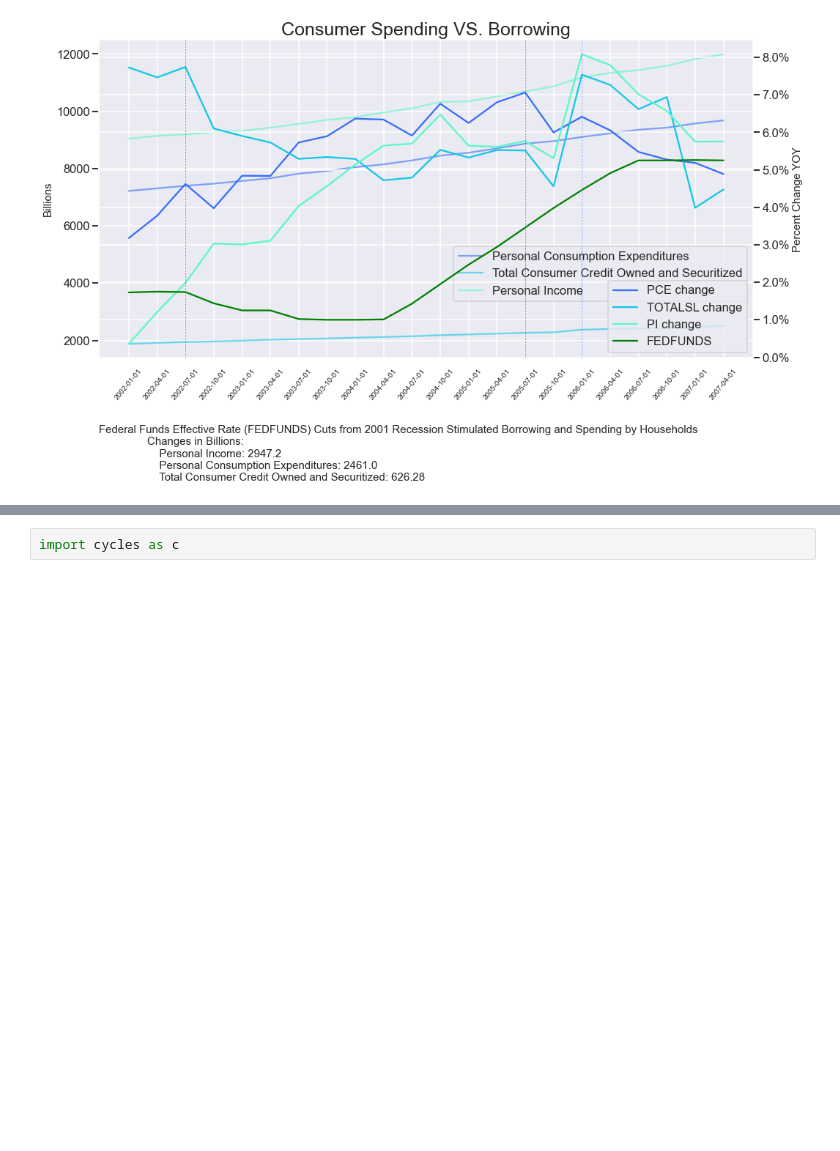
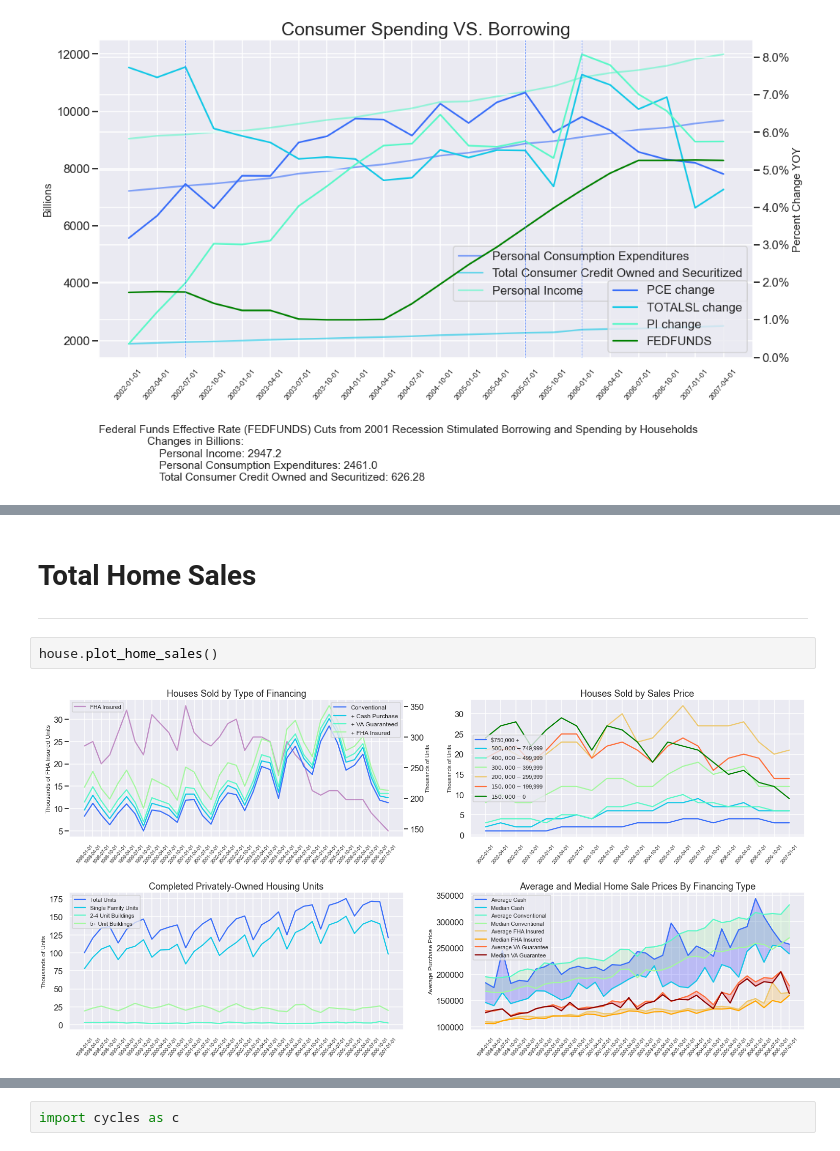
Before and after one commit to bridaniels/Principles_NavigatingBigDebtCrises, a Jupyter notebook: Part2/US_DebtAdjustment/2008_bubble.ipynb, the cells around one changed output, grey strips where cells are left out. Drawn from its saved outputs; the diff is of its cells as text; blank space fills up the shorter version.

Commit message:
2008 bubble home sales plot

```diff
--- a/Part2/US_DebtAdjustment/2008_bubble.ipynb
+++ b/Part2/US_DebtAdjustment/2008_bubble.ipynb
@@ -110,2 +123,9 @@ house.plot_consumer_spending()
+# %% [markdown]
+# Total Home Sales
+---
+# %%
+house.plot_home_sales()
+# %% [output]
+[figure, added]
 # %%
 import pandas as pd
```
Also changed, not shown: parts of 11 cells of this notebook, 1 other file.
